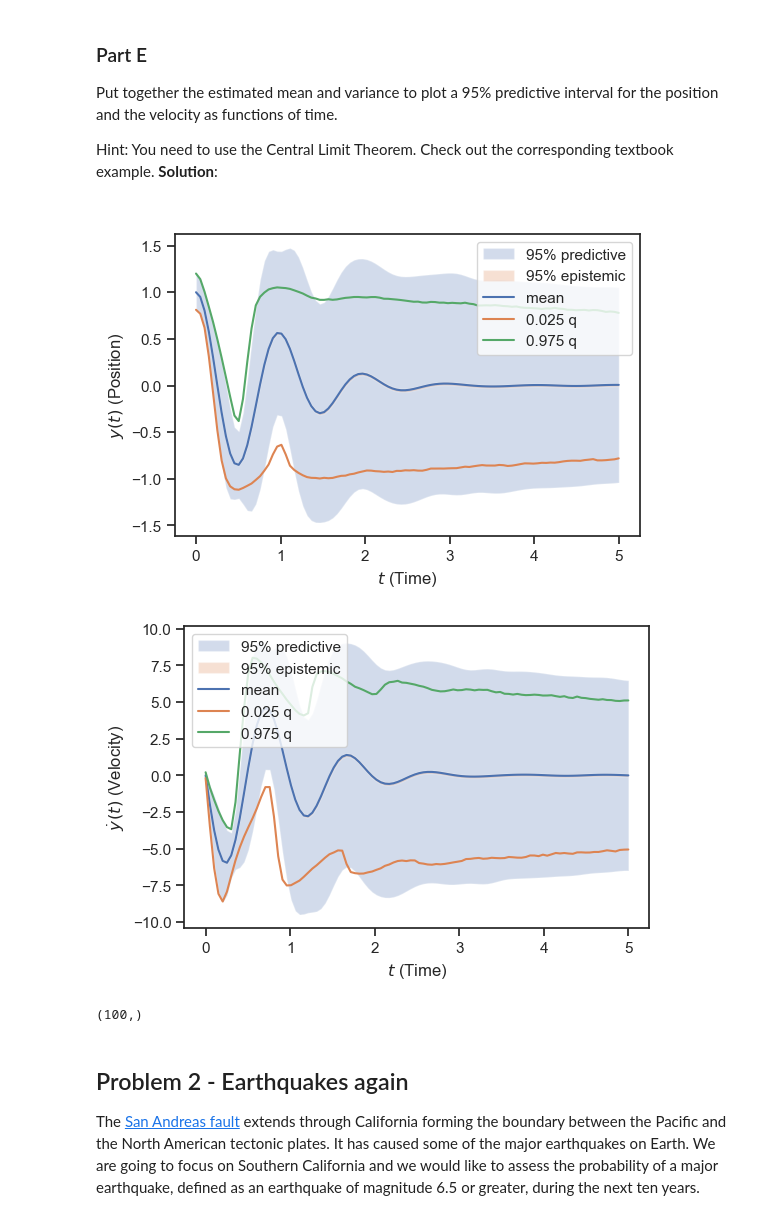
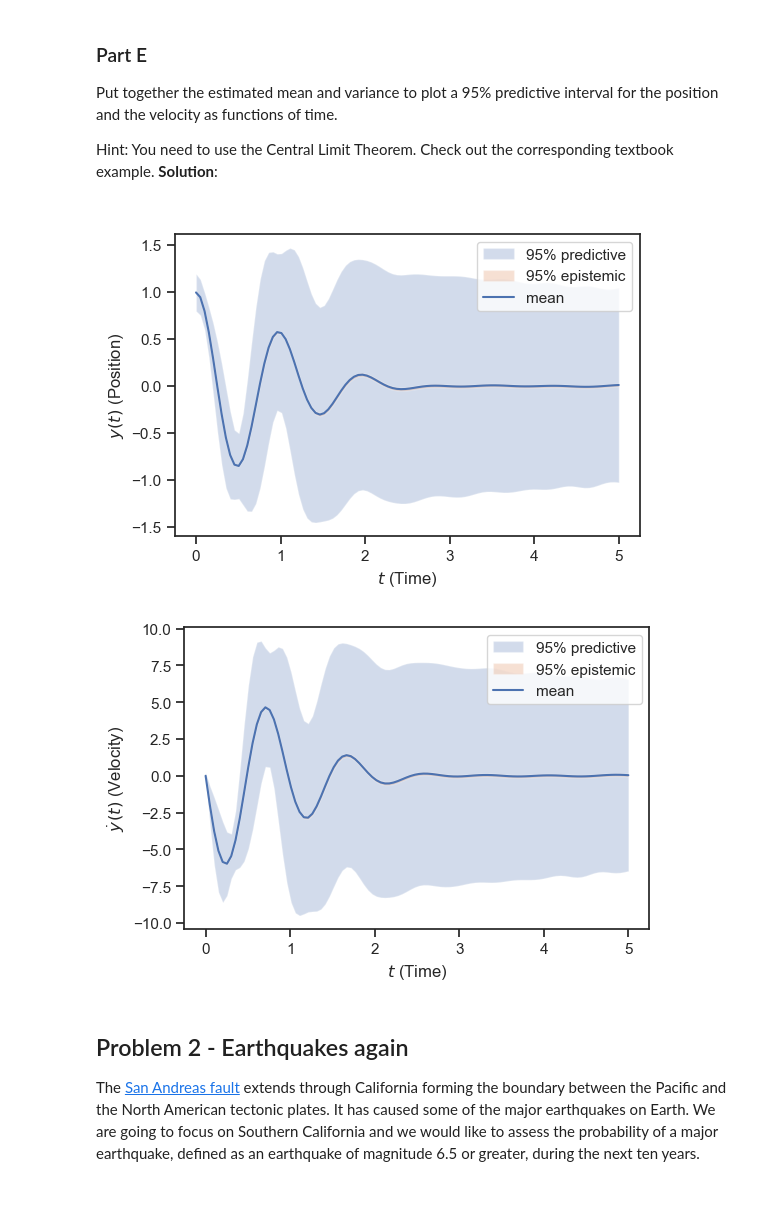
Before and after one commit to flavio-nardi/data-analytics-se, a Jupyter notebook: lecturebook/homework/homework-03.ipynb, the cells around one changed output. Drawn from its saved outputs; the diff is of its cells as text; code cells hidden in the pictures.

```diff
--- a/lecturebook/homework/homework-03.ipynb
+++ b/lecturebook/homework/homework-03.ipynb
@@ -428,8 +428,6 @@ aleatory_lower_bound = mean_position - 2.0 * np.sqrt(variance_position)
 aleatory_upper_bound = mean_position + 2.0 * np.sqrt(variance_position)
 epistemic_lower_bound = mean_position - 2.0 * np.sqrt(variance_position / N)
 epistemic_upper_bound = mean_position + 2.0 * np.sqrt(variance_position / N)
-position_p25_quantile = np.quantile(samples[:, :, 0], 0.025, axis=0)
-position_9p75_quantile = np.quantile(samples[:, :, 0], 0.975, axis=0)
 fig1, ax1 = plt.subplots()
 ax1.fill_between(
     np.linspace(0, 5, 100),
@@ -448,46 +446,36 @@ ax1.fill_between(
 ax1.set_xlabel('$t$ (Time)')
 ax1.set_ylabel('$y(t)$ (Position)')
 ax1.plot(np.linspace(0, 5, 100), mean_position, label="mean")
-ax1.plot(np.linspace(0, 5, 100), position_p25_quantile, label="0.025 q")
-ax1.plot(np.linspace(0, 5, 100), position_9p75_quantile, label="0.975 q")
 ax1.legend();
 
 aleatory_lower_bound = mean_velocity - 2.0 * np.sqrt(variance_velocity)
 aleatory_upper_bound = mean_velocity + 2.0 * np.sqrt(variance_velocity)
 epistemic_lower_bound = mean_velocity - 2.0 * np.sqrt(variance_velocity / N)
 epistemic_upper_bound = mean_velocity + 2.0 * np.sqrt(variance_velocity / N)
-velocity_p25_quantile = np.quantile(samples[:, :, 1], 0.025, axis=0)
-velocity_9p75_quantile = np.quantile(samples[:, :, 1], 0.975, axis=0)
 
 fig2, ax2 = plt.subplots()
 ax2.fill_between(
     np.linspace(0, 5, 100),
     aleatory_lower_bound,
     aleatory_upper_bound,
     alpha=0.25,
     label="95% predictive"
 )
 ax2.fill_between(
     np.linspace(0, 5, 100),
     epistemic_lower_bound,
     epistemic_upper_bound,
     alpha=0.25,
     label="95% epistemic"
 )
 ax2.set_xlabel('$t$ (Time)')
 ax2.set_ylabel('${\dot y}(t)$ (Velocity)')
 ax2.plot(np.linspace(0, 5, 100), mean_velocity, label="mean")
-ax2.plot(np.linspace(0, 5, 100), velocity_p25_quantile, label="0.025 q")
-ax2.plot(np.linspace(0, 5, 100), velocity_9p75_quantile, label="0.975 q")
 velocity_p25_quantile
 ax2.legend();
 # %% [output]
-[figure, old version]
+[figure, new version]
-[figure, old version]
+[figure, new version]
-# %%
-aleatory_lower_bound.shape
-# %% [output]
-(100,)
 # %% [markdown]
 ## Problem 2 - Earthquakes again
 
```
Also changed, not shown: parts of 17 cells of this notebook.
